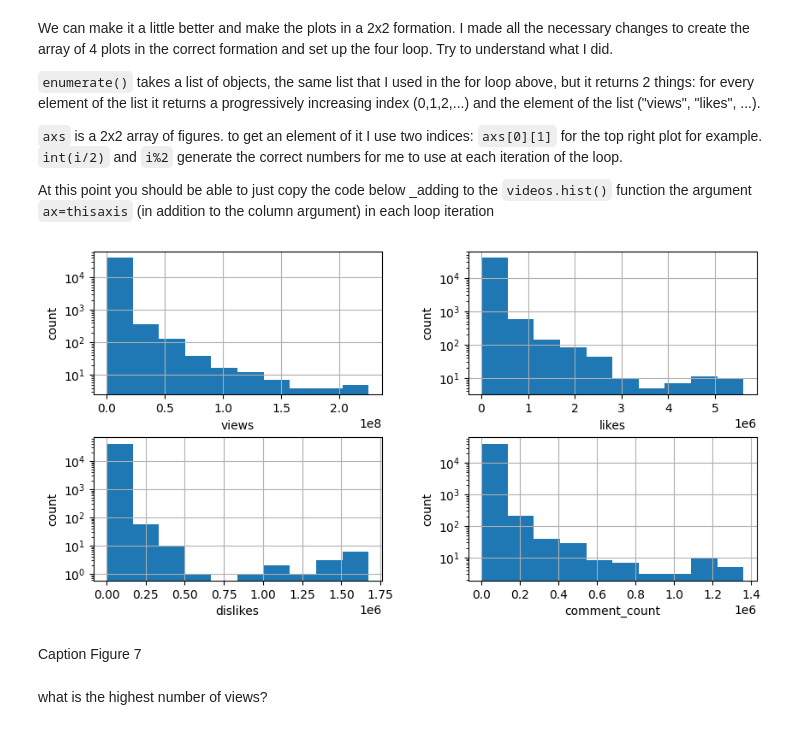
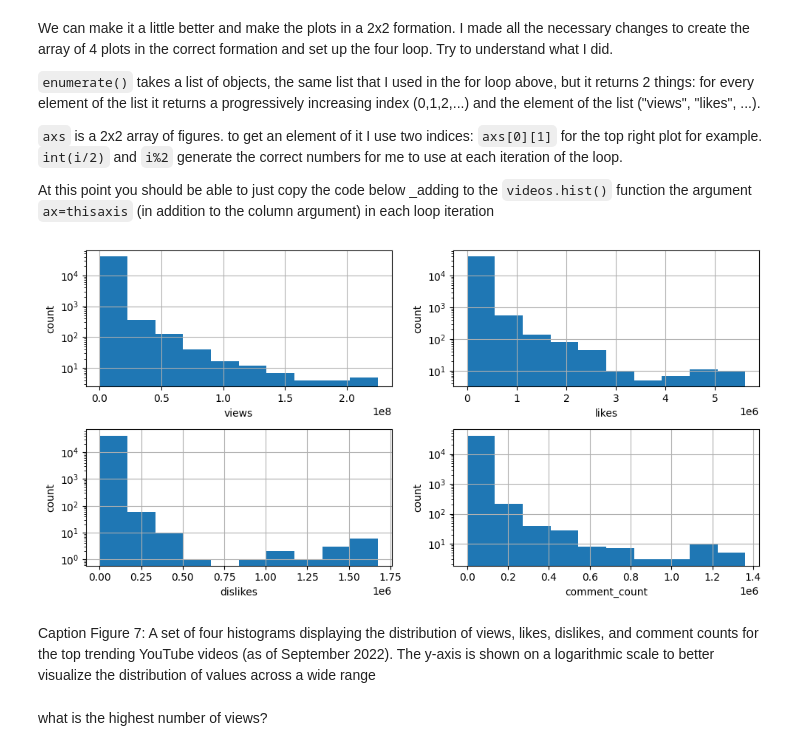
Before and after one commit to AgustinaLorda/FDSFE_ALorda, a Jupyter notebook: HW2/Instructions_videosanalysis_exploratory.ipynb, the cells around one changed output. Drawn from its saved outputs; the diff is of its cells as text; code cells hidden in the pictures.

```diff
--- a/HW2/Instructions_videosanalysis_exploratory.ipynb
+++ b/HW2/Instructions_videosanalysis_exploratory.ipynb
@@ -26,2 +24,4 @@ videos = ...
+# %%
+videos = pd.read_csv("https://github.com/fedhere/FDSfE_FBianco/raw/main/data/USyoutubes.csv")
 # %% [markdown]
 what is the shape of my dataset? you should get the numbers below for (rows, columns)
@@ -160,0 +167,7 @@ Caption Figure 6 (hint: you can comment on the shape of the histogram that is di
+# %%
+ax = videos.hist(column="dislikes")
+thisaxis = ax[0][0]
+thisaxis.set_yscale('log')
+thisaxis.set_xlabel("dislikes")
+thisaxis.set_ylabel("count")
+thisaxis.ticklabel_format(axis='x', scilimits=(0,9))
@@ -163,3 +179,0 @@ Now use a for look and make the final plot above (the one in log scale and with
-# %%
-for c in ["views", "likes", "dislikes", "comment_count"]:
-  ...
@@ -170,0 +180,11 @@ for c in ["views", "likes", "dislikes", "comment_count"]:
+# %%
+for c in ["views", "likes", "dislikes", "comment_count"]:
+    ax = videos.hist(column=c)
+    thisaxis = ax[0][0]
+
+    thisaxis.set_yscale('log')
+
+    thisaxis.set_xlabel(c)
+    thisaxis.set_ylabel("count")
+
+    thisaxis.ticklabel_format(axis='x', scilimits=(0, 9))
@@ -181,12 +206,17 @@ At this point you should be able to just copy the code below _adding to the `vid
 # %%
 fig, axs = plt.subplots(2, 2, figsize=(10, 5))
 for i,c in enumerate(["views", "likes", "dislikes", "comment_count"]):
   thisaxis = axs[int(i/2), i%2]
-  ...
+  videos[c].hist(ax=thisaxis)
+  thisaxis.set_xlabel(c)
+  thisaxis.set_ylabel('count')
+  thisaxis.set_yscale('log')
+
+plt.tight_layout()
 # %% [output]
-[figure, old version]
+[figure, new version]
-# %% [markdown]
-Caption Figure 7
+# %% [markdown]
+Caption Figure 7:  A set of four histograms displaying the distribution of views, likes, dislikes, and comment counts for the top trending YouTube videos (as of September 2022). The y-axis is shown on a logarithmic scale to better visualize the distribution of values across a wide range
 # %% [markdown]
 what is the highest number of views?
 # %%
```
Also changed, not shown: parts of 48 cells of this notebook.
